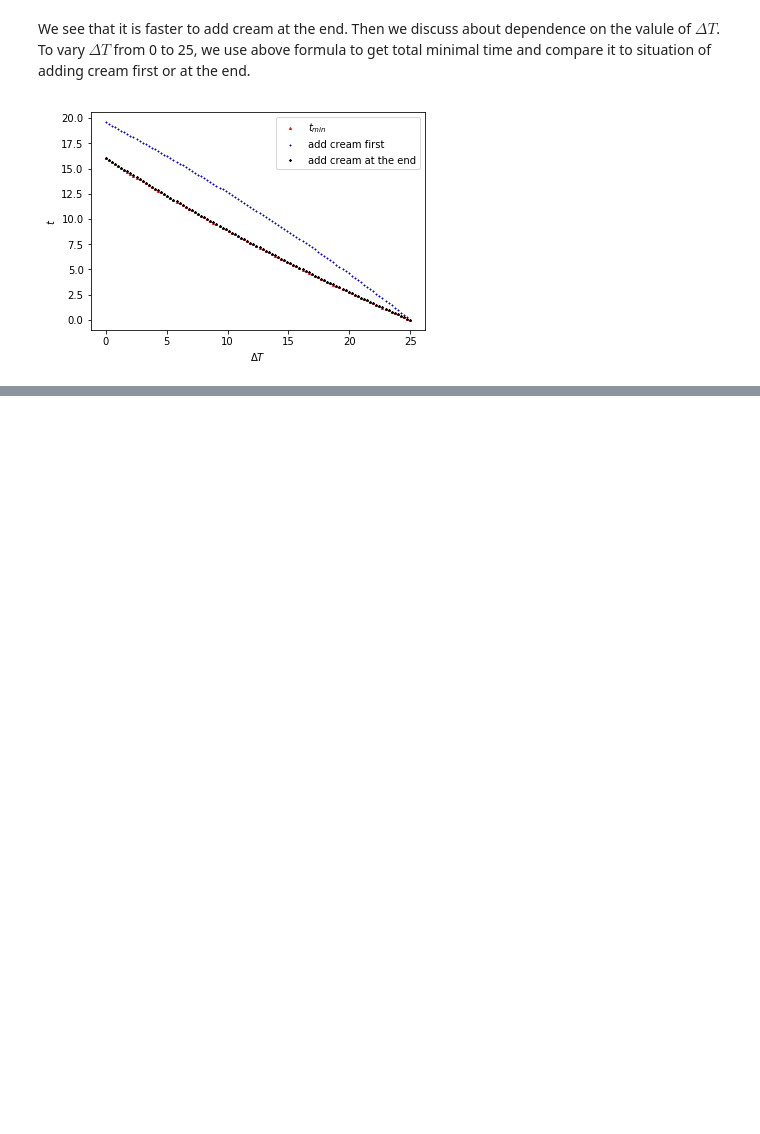
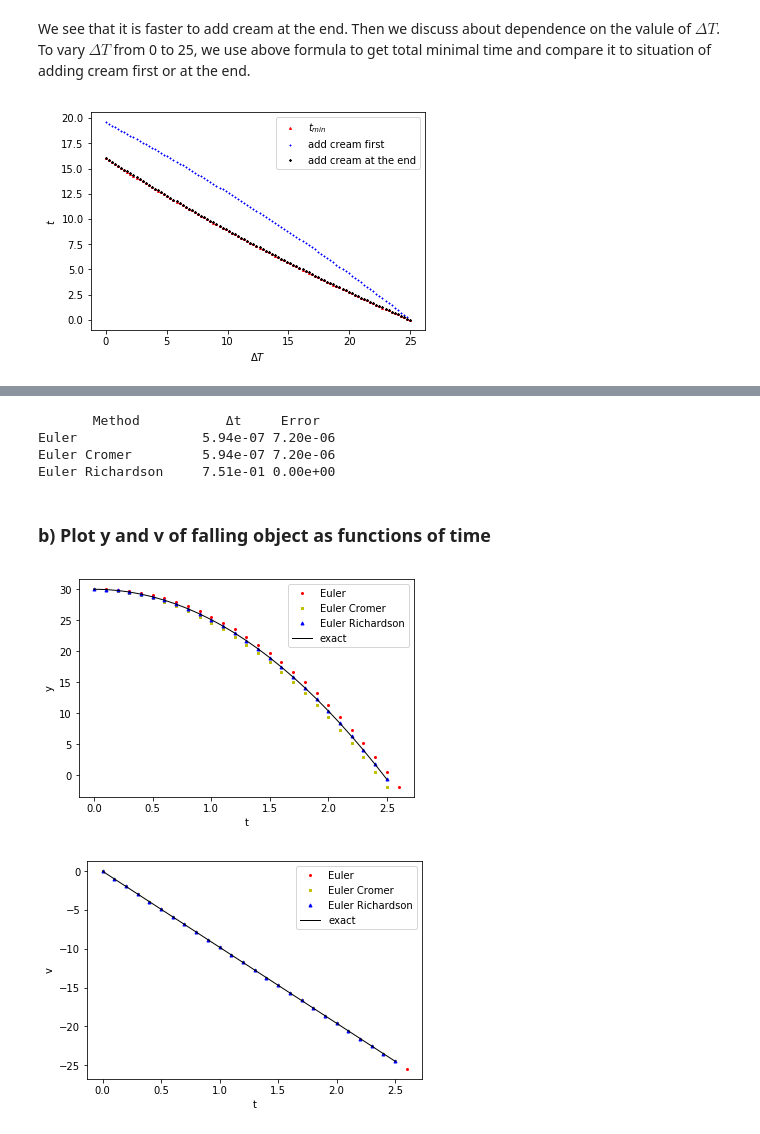
Before and after one commit to CompPhys2019/CompPhys2019.github.io, a Jupyter notebook: anws/HW1.ipynb, the cells around one changed output, grey strips where cells are left out. Saved outputs shown, nothing was run; the diff lists cells and outputs as text; code cells hidden in the pictures; blank space fills up the shorter version.

```diff
--- a/anws/HW1.ipynb
+++ b/anws/HW1.ipynb
@@ -547,0 +632,41 @@ ${\partial t_{total} \over \partial t_{total}}<0$ and $t_{total}$ decrease monot
+# %%
+line = '{:20s} {:8.2e} {:8.2e}'
+print('{:^20s} {:^8s} {:^8s}'.format('Method','\u0394t', 'Error'))
+print(line.format('Euler',dt_euler, err_euler))
+print(line.format('Euler Cromer',dt_euler_c, err_euler_c))
+print(line.format('Euler Richardson',dt_euler_r, err_euler_r))
+# %% [output]
+       Method           Δt     Error
+Euler                5.94e-07 7.20e-06
+Euler Cromer         5.94e-07 7.20e-06
+Euler Richardson     7.51e-01 0.00e+00
+# %% [markdown]
+### b) Plot y and v of falling object as functions of time
+# %%
+dt = 1e-1
+t_e, y_e, v_e = falling(dt,diff=euler)
+t_ec, y_ec, v_ec = falling(dt,diff=euler_cromer)
+t_er, y_er, v_er = falling(dt,diff=euler_richardson)
+y_ex = falling_exact(np.asarray(t_er))
+
+
+plt.plot(t_e, y_e, c='r', marker='o', ms=2, ls='None', label='Euler')
+plt.plot(t_ec, y_ec, c='y', marker='s', ms=2, ls='None', label='Euler Cromer')
+plt.plot(t_er, y_er, c='blue', marker='^', ms=3, ls='None', label='Euler Richardson')
+plt.plot(t_er, y_ex, c='black',lw=1, label='exact' )
+plt.xlabel('t')
+plt.ylabel('y')
+plt.legend()
+plt.show()
+
+plt.plot(t_e, v_e, c='r', marker='o', ms=2, ls='None', label='Euler')
+plt.plot(t_ec, v_ec, c='y', marker='s', ms=2, ls='None', label='Euler Cromer')
+plt.plot(t_er, v_er, c='blue', marker='^', ms=3, ls='None', label='Euler Richardson')
+plt.plot(t_er, -9.8*np.asarray(t_er), c='black',lw=1, label='exact' )
+plt.xlabel('t')
+plt.ylabel('v')
+plt.legend()
+plt.show()
+# %% [output]
+[figure, added]
+[figure, added]
```
Also changed, not shown: parts of 28 cells of this notebook, 2 other files.
